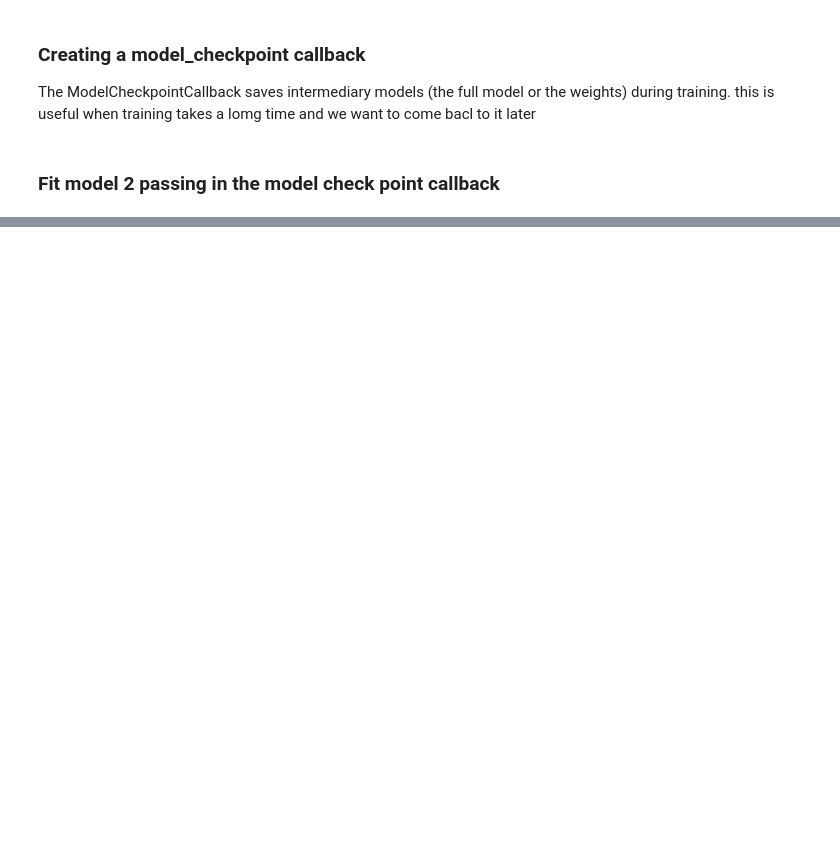
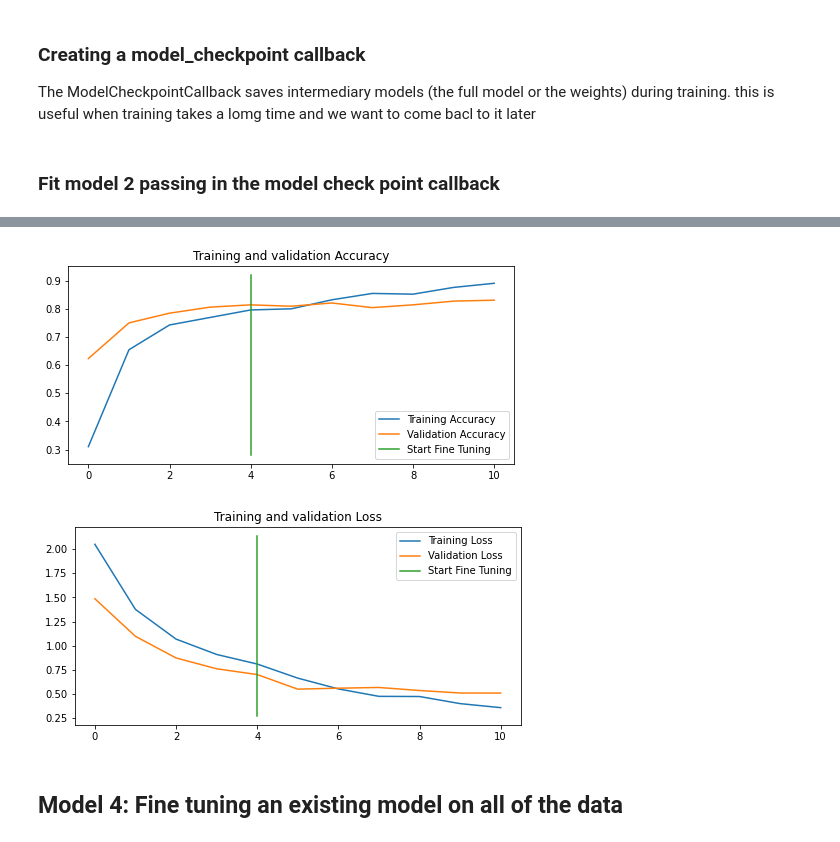
Before and after one commit to shashwat9kumar/ML-And-DataScience, a Jupyter notebook: Tensorflow/05_transfer_learning_with_tensorflow_part_2_fine_tuning.ipynb, the cells around one changed output, grey strips where cells are left out. Cells and saved outputs as stored; diff of their text form; code cells hidden in the pictures; blank space fills up the shorter version.

```diff
--- a/Tensorflow/05_transfer_learning_with_tensorflow_part_2_fine_tuning.ipynb
+++ b/Tensorflow/05_transfer_learning_with_tensorflow_part_2_fine_tuning.ipynb
@@ -838,0 +1053,46 @@ plot_loss_curves(history_10_percent_data_aug)
+# %%
+# lets create a function to compare training histories
+
+def compare_histories(original_history, new_history, initial_epochs=5):
+    """
+    Compare two Tensorflow Histroy objevcts
+    """
+
+    acc = original_history.history["accuracy"]
+    loss = original_history.history["loss"]
+
+    val_acc = original_history.history["val_accuracy"]
+    val_loss = original_history.history["val_loss"]
+
+    # Combine original history metrics with new history metrics
+    total_acc = acc + new_history.history["accuracy"]
+    total_loss = loss + new_history.history["loss"]
+
+    total_val_acc = val_acc + new_history.history["val_accuracy"]
+    total_val_loss = val_loss + new_history.history["val_loss"]
+
+
+    # Make plots for Accuracy
+    plt.figure(figsize=(8,8))
+    plt.subplot(2,1,1)
+    plt.plot(total_acc, label="Training Accuracy")
+    plt.plot(total_val_acc, label="Validation Accuracy")
+    plt.plot([initial_epochs-1, initial_epochs-1], plt.ylim(), label="Start Fine Tuning")
+    plt.legend(loc="lower right")
+    plt.title("Training and validation Accuracy")
+
+    # Make plots
+    plt.figure(figsize=(8,8))
+    plt.subplot(2,1,2)
+    plt.plot(total_loss, label="Training Loss")
+    plt.plot(total_val_loss, label="Validation Loss")
+    plt.plot([initial_epochs-1, initial_epochs-1], plt.ylim(), label="Start Fine Tuning")
+    plt.legend(loc="upper right")
+    plt.title("Training and validation Loss")
+# %%
+compare_histories(history_10_percent_data_aug, history_fine_10_percent_data_aug)
+# %% [output]
+[figure, added]
+[figure, added]
+# %% [markdown]
+## Model 4: Fine tuning an existing model on all of the data
```
Also changed, not shown: parts of 72 cells of this notebook.
